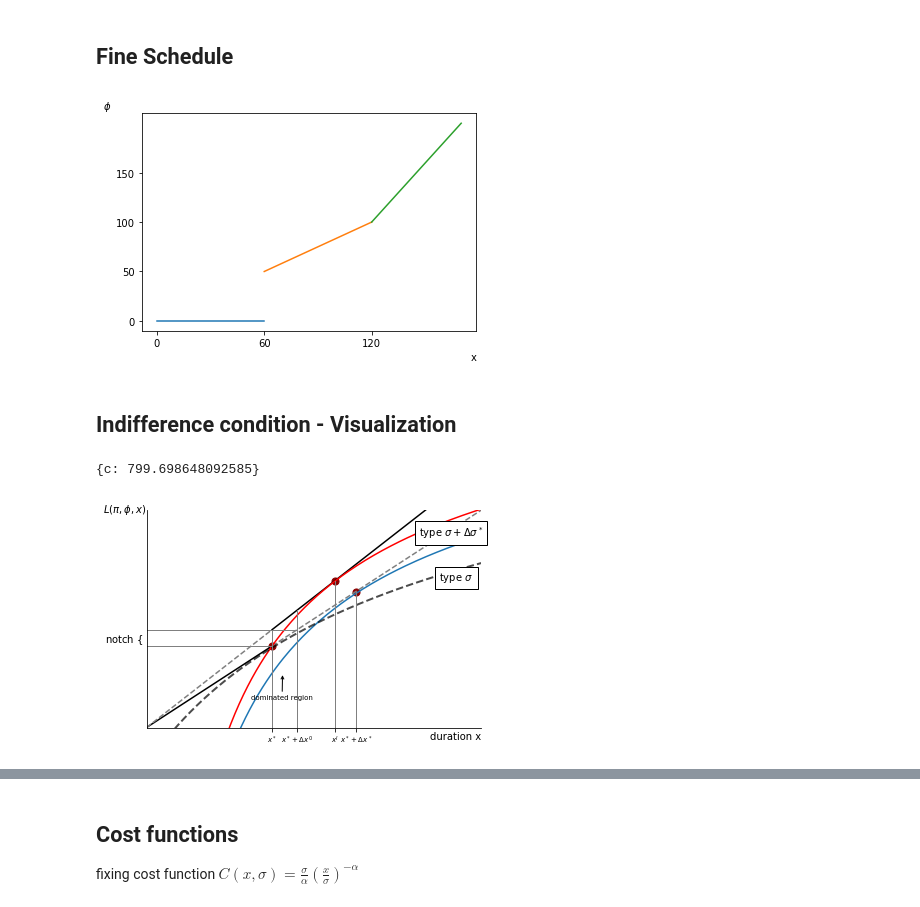
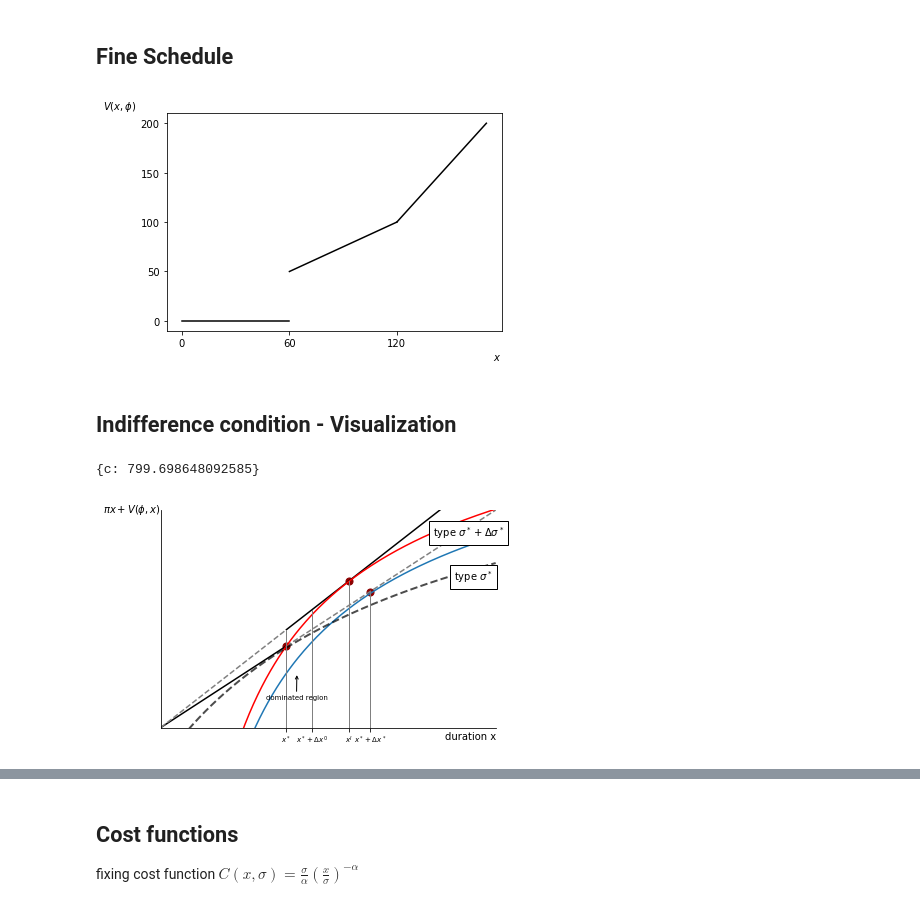
Before and after one commit to paulaleoni/delhi_outages, a Jupyter notebook: src/simulations.ipynb, the cells around one changed output, grey strips where cells are left out. Drawn from its saved outputs; the diff is of its cells as text; code cells hidden in the pictures.

```diff
--- a/src/simulations.ipynb
+++ b/src/simulations.ipynb
@@ -54,16 +54,20 @@ dtype: float64
 # %%
 x0, y0 = [0,60], [0,0]
 x1, y1 = [60, 120], [50,100]
 x2, y2 = [120,170], [100,200]
-plt.plot(x0, y0)
-plt.plot(x1,y1,x2, y2)
+plt.plot(x0, y0, color='black')
+plt.plot(x1,y1,x2, y2, color='black')
 plt.xticks([0,60,120])
-plt.yticks([0,50,100,150])
-plt.xlabel('x', loc = 'right')
-plt.ylabel(r'$\phi$', loc = 'top', rotation = 'horizontal')
+plt.yticks([0,50,100,150,200])
+plt.xlabel('$x$', loc = 'right')
+plt.ylabel(r'$V(x,\phi)$', loc = 'top', rotation = 'horizontal')
+
+# can we save those directly in 'C:\Users\dkassem\Dropbox\Apps\Overleaf\outage and pollution\figures\'
+# sure, you just need to add the path before xxx.png
+#plt.savefig('fineschedule.png',dpi=120, format='png',bbox_inches='tight')
 plt.show()
 # %% [output]
-[figure, old version]
+[figure, new version]
 # %% [markdown]
 ## Indifference condition - Visualization
 # %%
@@ -77,7 +81,7 @@ a = .5
 
 # I rescale it here because it would be very steep otherwise
 slope1 = pi /100
-slope2 = (pi + phi) /100
+slope2 = (pi + phi*60) /100
 
 c=symbols('c')
 exp = Eq(60*slope1 - curve(60, s=s, a=a,c=c),0)
@@ -110,21 +114,22 @@ plt.plot([x_dx, x_dx],[0,x_dx*slope2], color = 'grey', linewidth=1)
 plt.plot([90,90],[0,90*slope2], color = 'grey',  linewidth =1)
 plt.plot([100,100],[0,100*slope1], color = 'grey',  linewidth =1)
 # horizontal lines
-plt.plot([0,60],[60*slope1, 60*slope1], color = 'grey',  linewidth =1)
-plt.plot([0,x_dx],[60*slope2, x_dx*slope1], color = 'grey',  linewidth =1)
+#plt.plot([0,60],[60*slope1, 60*slope1], color = 'grey',  linewidth =1)
+#plt.plot([0,x_dx],[60*slope2, x_dx*slope1], color = 'grey',  linewidth =1)
 
 plt.xlim(0,160)
 plt.ylim(0,400)
 plt.xlabel('duration x', loc='right')
-plt.ylabel(r'$L(\pi, \phi, x)$', loc='top', rotation='horizontal', verticalalignment = 'center')
+plt.ylabel(r'$\pi x + V(\phi,x)$', loc='top', rotation='horizontal', verticalalignment = 'center')
 ax.yaxis.set_label_coords(0,1)
 ax.xaxis.set_label_coords(1,-0.02)
-plt.yticks(ticks = [60*(slope1 + slope2)/2], labels = [r'notch $\{$'])
+#plt.yticks(ticks = [60*(slope1 + slope2)/2], labels = [r'notch $\{$'])
 plt.tick_params(axis = 'y', width=0, length=0)
+ax.yaxis.set_ticks([])
 plt.xticks(ticks = [60, x_dx, 90, 100], labels = [r'$x^*$',r'$x^* + \Delta x^0$', r'$x^I$', r'$x^* + \Delta x^*$'], size = 7)
 plt.annotate('dominated region', xy=(65,100),xytext = (50,50), arrowprops=dict(facecolor='black', arrowstyle = '->'), size = 7)
-plt.text(130,350,r'type $ \sigma + \Delta \sigma^* $', bbox = dict(facecolor='white'))
-plt.text(140,270,r'type $ \sigma$', bbox = dict(facecolor='white'))
+plt.text(130,350,r'type $ \sigma^* + \Delta \sigma^* $', bbox = dict(facecolor='white'))
+plt.text(140,270,r'type $ \sigma^*$', bbox = dict(facecolor='white'))
 # points
 plt.scatter(60,60*slope1, color = 'darkred', s = 50, alpha = 1)
 plt.scatter(100,100*slope1, color = 'darkred', s = 50, alpha = 1)
@@ -136,7 +141,7 @@ ax.spines['top'].set_visible(False)
 
 plt.show()
 
-#fig.savefig('curves.png',dpi=120, format='png')
+#fig.savefig('curves.png',dpi=120, format='png',bbox_inches='tight')
 # %% [output]
 {c: 799.698648092585}
-[figure, old version]
+[figure, new version]
```
Also changed, not shown: parts of 28 cells of this notebook.
